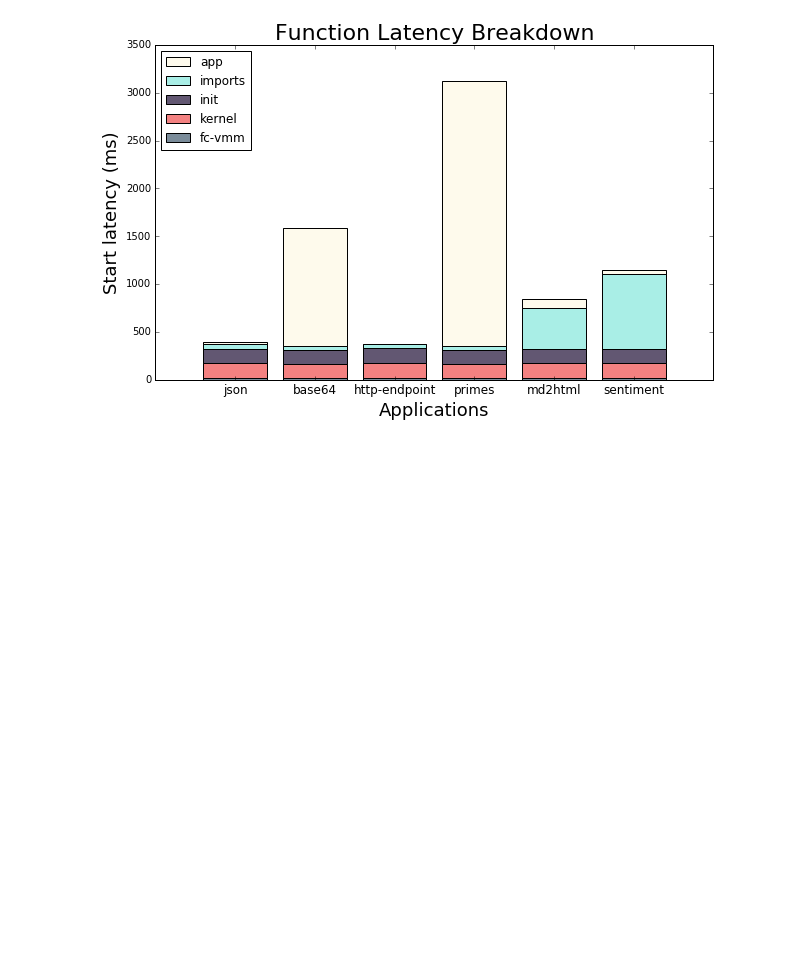
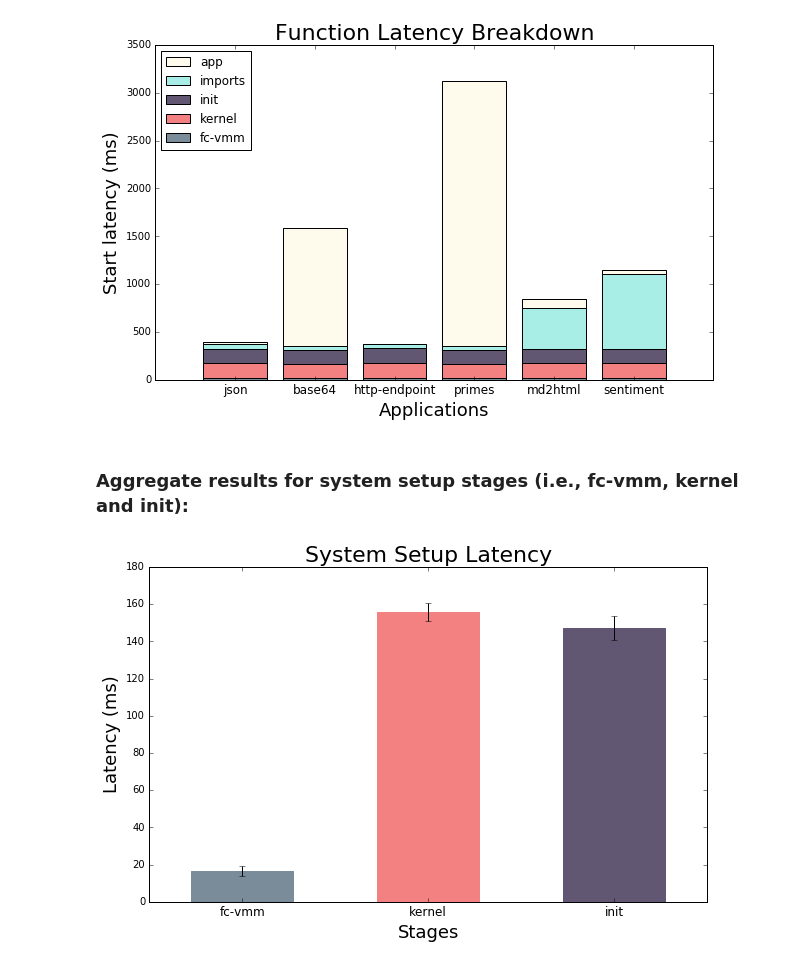
Before and after one commit to princeton-sns/firecracker-tools, a Jupyter notebook: measurements/workload_latency_analysis.ipynb, the cells around one changed output. Saved outputs shown, nothing was run; the diff lists cells and outputs as text; code cells hidden in the pictures; blank space fills up the shorter version.

```diff
--- a/measurements/workload_latency_analysis.ipynb
+++ b/measurements/workload_latency_analysis.ipynb
@@ -129,3 +100,31 @@ plt.title("Function Latency Breakdown", fontsize=title_fz)
 plt.show()
 # %% [output]
 [figure]
+# %% [markdown]
+### Aggregate results for system setup stages (i.e., fc-vmm, kernel and init):
+# %%
+fc_all = np.concatenate((json_fc, base64_fc, http_fc, primes_fc, markdown2html_fc, sentiment_fc), axis=0)
+kernel_all = np.concatenate((json_kernel, base64_kernel, http_kernel, primes_kernel, markdown2html_kernel, sentiment_kernel), axis=0)
+init_all = np.concatenate((json_init, base64_init, http_init, primes_init, markdown2html_init, sentiment_init), axis=0)
+# %%
+sys_setup_avg = np.array([np.mean(fc_all), np.mean(kernel_all), np.mean(init_all)])
+# %%
+sys_setup_std = np.array([np.std(fc_all), np.std(kernel_all), np.std(init_all)])
+# %%
+bar_width = 0.55
+idx = ['fc-vmm', 'kernel', 'init']
+ind = [x for x, _ in enumerate(idx)]
+plt.figure(figsize=(10,6))
+
+bars = plt.bar(ind, sys_setup_avg, yerr=sys_setup_std, width=bar_width)
+bars[0].set_color(cgray)
+bars[1].set_color(cred)
+bars[2].set_color(cpurple)
+plt.xticks(ind, idx, fontsize=tick_fz)
+plt.ylabel("Latency (ms)", fontsize=axis_fz)
+plt.xlabel("Stages", fontsize=axis_fz)
+plt.title("System Setup Latency", fontsize=title_fz)
+
+plt.show()
+# %% [output]
+[figure, added]
```
Also changed, not shown: parts of 3 cells of this notebook.
